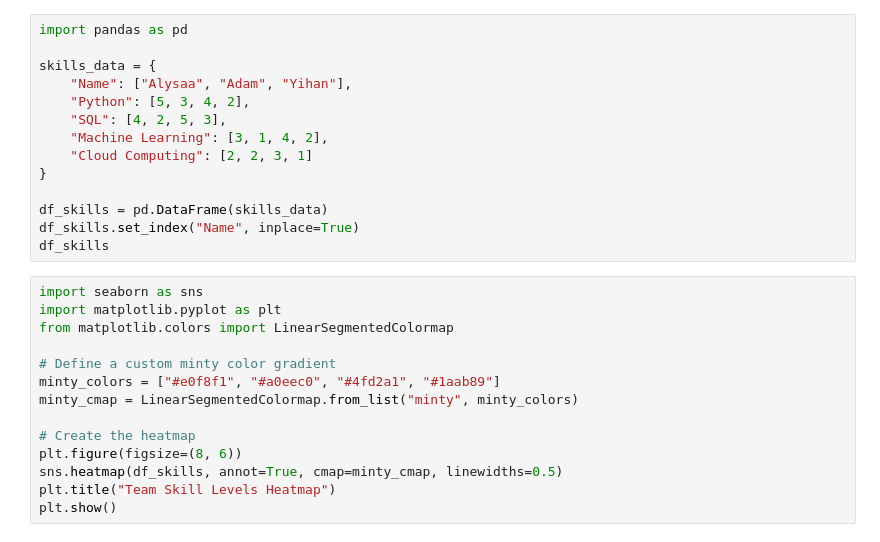
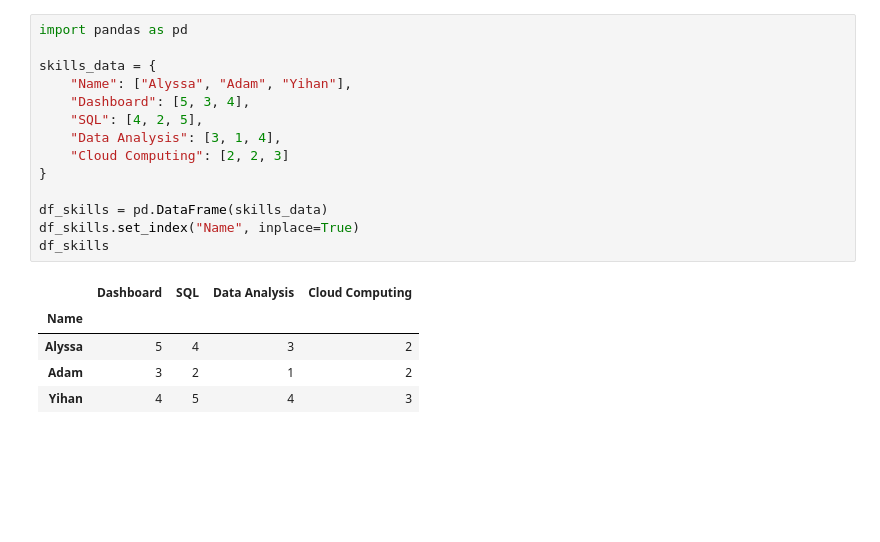
Before and after one commit to arocha0714/metad688-job-market-analysis-for-summer-2025-group2, a Jupyter notebook: skill_gap.ipynb, the cells around one changed output. Drawn from its saved outputs; the diff is of its cells as text; blank space fills up the shorter version.

```diff
--- a/skill_gap.ipynb
+++ b/skill_gap.ipynb
@@ -48,28 +115,20 @@ skill_counts_by_type.show(truncate=False)
 # %%
 import pandas as pd
 
 skills_data = {
-    "Name": ["Alysaa", "Adam", "Yihan"],
-    "Python": [5, 3, 4, 2],
-    "SQL": [4, 2, 5, 3],
-    "Machine Learning": [3, 1, 4, 2],
-    "Cloud Computing": [2, 2, 3, 1]
+    "Name": ["Alyssa", "Adam", "Yihan"],
+    "Dashboard": [5, 3, 4],
+    "SQL": [4, 2, 5],
+    "Data Analysis": [3, 1, 4],
+    "Cloud Computing": [2, 2, 3]
 }
 
 df_skills = pd.DataFrame(skills_data)
 df_skills.set_index("Name", inplace=True)
 df_skills
+# %% [output]
+|  | Dashboard | SQL | Data Analysis | Cloud Computing |
+| Name |  |  |  |  |
+| Alyssa | 5 | 4 | 3 | 2 |
+| Adam | 3 | 2 | 1 | 2 |
+| Yihan | 4 | 5 | 4 | 3 |
-# %%
-import seaborn as sns
-import matplotlib.pyplot as plt
-from matplotlib.colors import LinearSegmentedColormap
-
-# Define a custom minty color gradient
-minty_colors = ["#e0f8f1", "#a0eec0", "#4fd2a1", "#1aab89"]
-minty_cmap = LinearSegmentedColormap.from_list("minty", minty_colors)
-
-# Create the heatmap
-plt.figure(figsize=(8, 6))
-sns.heatmap(df_skills, annot=True, cmap=minty_cmap, linewidths=0.5)
-plt.title("Team Skill Levels Heatmap")
-plt.show()
```
Also changed, not shown: parts of 5 cells of this notebook.
